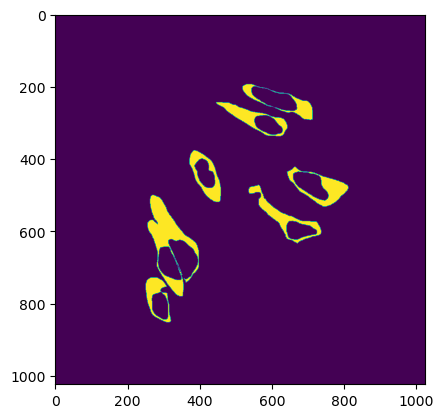
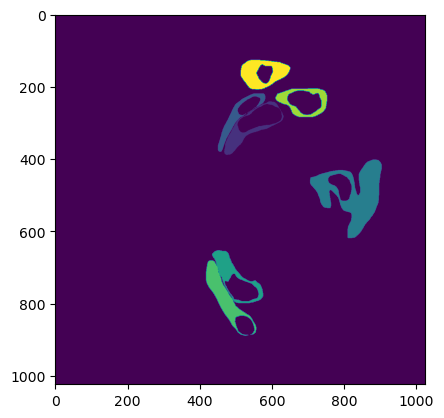
Code edit (unified diff) that turned the first committed figure into the second:
--- before
+++ after
@@ -1,3 +1,3 @@
 # Plot binary cytoplasm mask
 
-plt.imshow(mask_cytoplasm_binary[3])
+plt.imshow(mask_cytoplasm[2])

Commit: Relabelling of nucleus mask and substraction from cell mask.